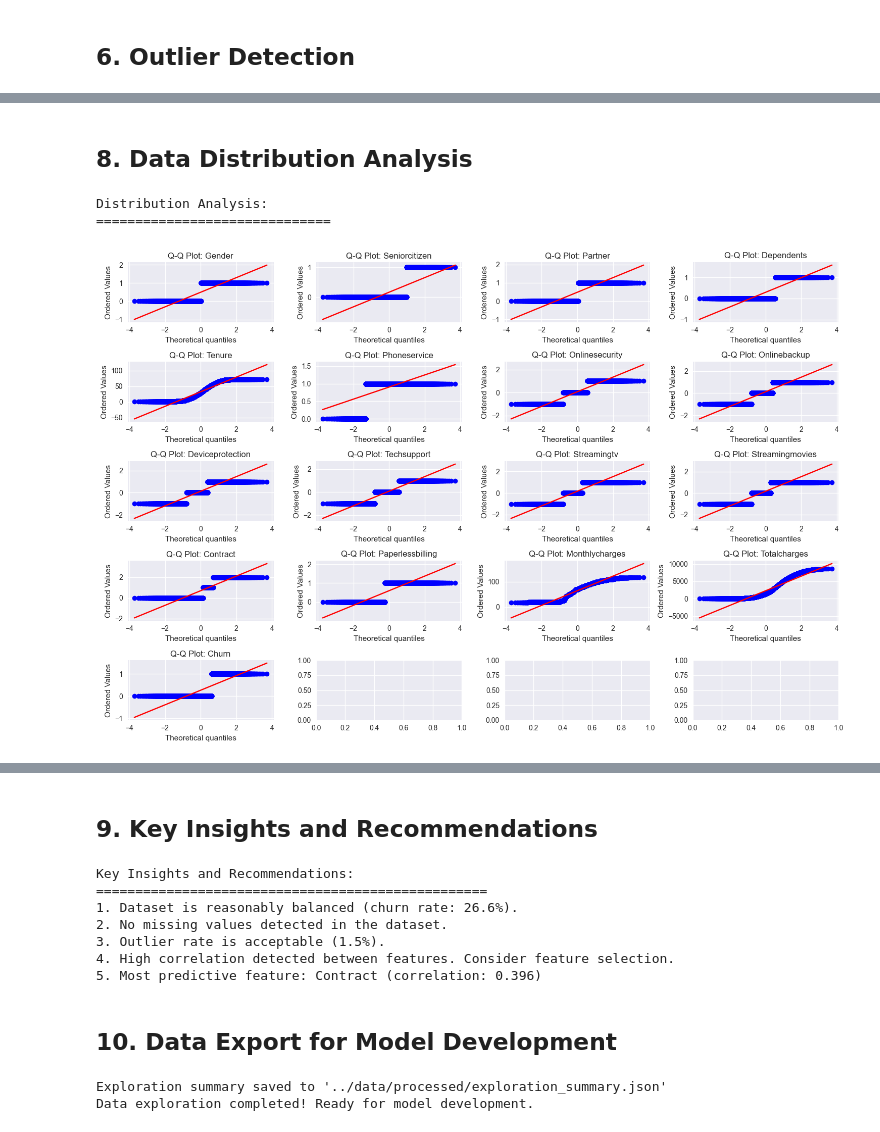
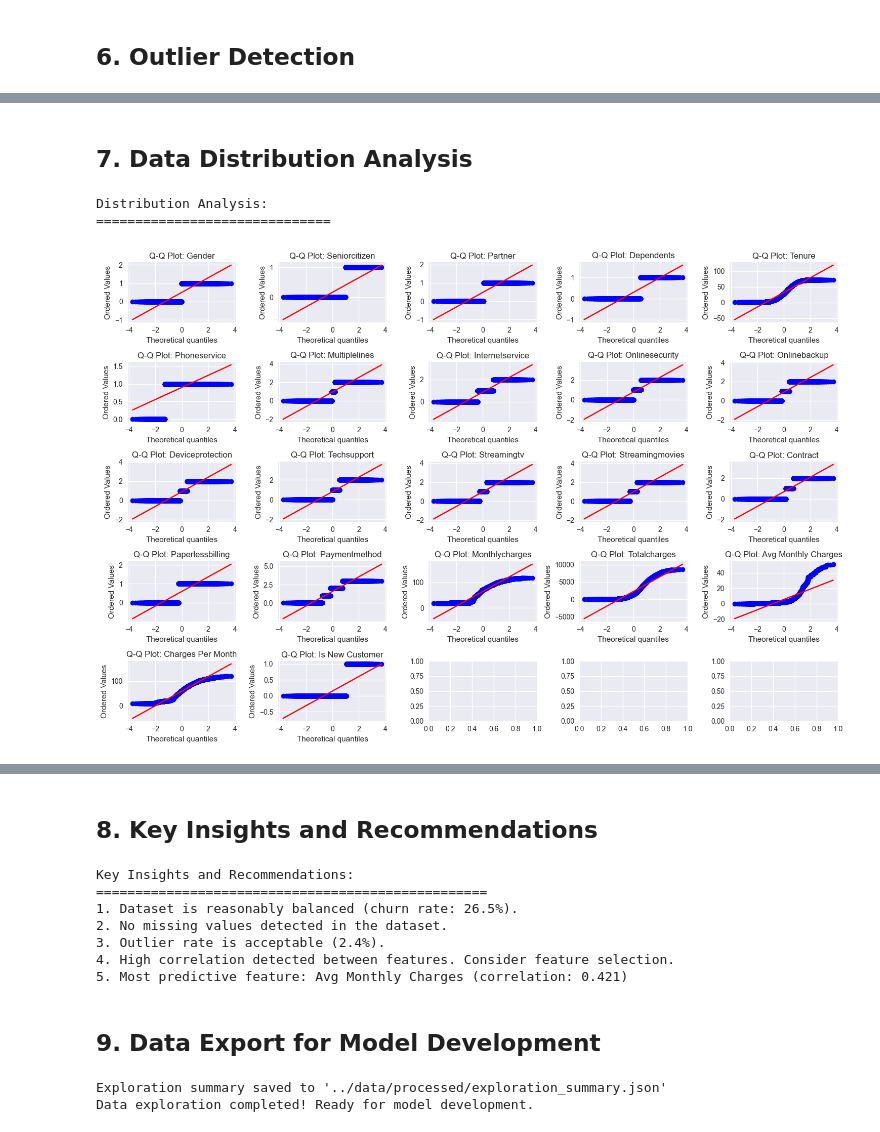
Before and after one commit to HubertRozumek/mlops-pipeline, a Jupyter notebook: notebooks/data-exploration.ipynb, the cells around one changed output, grey strips where cells are left out. Drawn from its saved outputs; the diff is of its cells as text; code cells hidden in the pictures.

```diff
--- a/notebooks/data-exploration.ipynb
+++ b/notebooks/data-exploration.ipynb
@@ -255,15 +268,15 @@ Difference: N/A (division by zero)
 ## 5. Correlation Analysis
 # %%
 # Correlation matrix
-correlation_matrix = df[numerical_features].corr()
+correlation_matrix = df[numerical_features + ['Churn']].corr()
 
-plt.figure(figsize=(10, 8))
+plt.figure(figsize=(20, 10))
 sns.heatmap(correlation_matrix, annot=True, cmap='coolwarm', center=0, square=True, linewidths=0.5)
 plt.title('Feature Correlation Matrix')
 plt.tight_layout()
 plt.show()
 
-# Correlation with target\n",
+# Correlation with target
 print("Correlation with Churn:")
 target_corr = correlation_matrix['Churn'].sort_values(key=abs, ascending=False)
 for feature, corr in target_corr.items():
@@ -379,37 +352,0 @@ for feature in new_features:
-# %%
-# NOTE: Use this cell ONLY if you're working with the Telco Customer Churn dataset
-# All columns should be numeric already.
-
-df_analysis = df.copy()
-
-# Derived continuous features
-df_analysis['avg_monthly_charges'] = df_analysis['MonthlyCharges'] / (df_analysis['tenure'] + 1)
-df_analysis['charges_per_month'] = df_analysis['TotalCharges'] / (df_analysis['tenure'] + 1)
-
-# Derived binary features
-df_analysis['is_senior'] = df_analysis['SeniorCitizen']
-df_analysis['is_new_customer'] = (df_analysis['tenure'] <= 12).astype(int)
-df_analysis['high_charges'] = (df_analysis['MonthlyCharges'] > df_analysis['MonthlyCharges'].median()).astype(int)
-
-# New features to analyze
-new_features = ['avg_monthly_charges', 'charges_per_month', 'is_senior', 'is_new_customer', 'high_charges']
-
-print("New Feature Analysis:")
-print("=" * 40)
-
-for feature in new_features:
-    if feature.startswith('is_') or feature == 'high_charges':
-        # Binary features - compare churn rate
-        churn_rate_0 = df_analysis[df_analysis[feature] == 0]['Churn'].mean()
-        churn_rate_1 = df_analysis[df_analysis[feature] == 1]['Churn'].mean()
-
-        print(f"\n{feature.replace('_', ' ').title()}:")
-        print(f"Churn rate when {feature} = 0: {churn_rate_0:.1%}")
-        print(f"Churn rate when {feature} = 1: {churn_rate_1:.1%}")
-        print(f"Difference: {churn_rate_1 - churn_rate_0:+.1%}")
-    else:
-        # Continuous features - correlation with Churn
-        corr_with_churn = df_analysis[feature].corr(df_analysis['Churn'])
-
-        print(f"\n{feature.replace('_', ' ').title()}:")
-        print(f"Correlation with churn: {corr_with_churn:.3f}")
@@ -434,5 +353,5 @@ Difference: +17.3%
 # %% [markdown]
-## 8. Data Distribution Analysis
+## 7. Data Distribution Analysis
 # %%
 # Analyze distributions and skewness
 from scipy import stats
@@ -440,36 +359,36 @@ from scipy import stats
 print("Distribution Analysis: ")
 print("=" * 30)
 
-fig, axes = plt.subplots(5, 4, figsize=(15, 10))
+fig, axes = plt.subplots(5, 5, figsize=(15, 10))
 axes = axes.ravel()
 
 distribution_stats = []
 
 for i, feature in enumerate(numerical_features):
     # Calculate skewness and kurtosis
     skewness = stats.skew(df[feature])
     kurtosis = stats.kurtosis(df[feature])
 
     distribution_stats.append({
         'Feature': feature.replace('_', ' ').title(),
         'Skewness': f"{skewness:.3f}",
         'Kurtosis': f"{kurtosis:.3f}",
         'Distribution': 'Normal' if abs(skewness) < 0.5 else ('Right-skewed' if skewness > 0 else 'Left-skewed')
     })
 
     # Q-Q plot
     stats.probplot(df[feature], dist="norm", plot=axes[i])
     axes[i].set_title(f'Q-Q Plot: {feature.replace("_", " ").title()}')
 
 plt.tight_layout()
 plt.show()
 
 # Display distribution statistics
 dist_df = pd.DataFrame(distribution_stats)
 print("Distribution Statistics:")
 print(dist_df)
 # %% [output]
 Distribution Analysis:
 ==============================
-[figure, old version]
+[figure, new version]
 Distribution Statistics:
@@ -494,7 +411,7 @@ Distribution Statistics:
 # %% [markdown]
-## 9. Key Insights and Recommendations
+## 8. Key Insights and Recommendations
 # %%
-# Generate insights based on analysis\n",
+# Generate insights based on analysis
 insights = []
 
 # Target variable balance
@@ -531,8 +448,8 @@ if high_corr_pairs:
 else:
     insights.append("No high correlation between features detected.")
 
-# Most predictive features\n",
-target_corr = df[numerical_features].corr()['Churn'].abs().sort_values(ascending=False)
+# Most predictive features
+target_corr = df[numerical_features + ['Churn']].corr()['Churn'].abs().sort_values(ascending=False)
 top_feature = target_corr.index[1]  # Exclude 'churn' itself
 insights.append(f"Most predictive feature: {top_feature.replace('_', ' ').title()} (correlation: {target_corr[top_feature]:.3f})")
 
@@ -543,13 +460,13 @@ for i, insight in enumerate(insights, 1):
 # %% [output]
 Key Insights and Recommendations:
 ==================================================
-1. Dataset is reasonably balanced (churn rate: 26.6%).
+1. Dataset is reasonably balanced (churn rate: 26.5%).
 2. No missing values detected in the dataset.
-3. Outlier rate is acceptable (1.5%).
+3. Outlier rate is acceptable (2.4%).
 4. High correlation detected between features. Consider feature selection.
-5. Most predictive feature: Contract (correlation: 0.396)
+5. Most predictive feature: Avg Monthly Charges (correlation: 0.421)
 # %% [markdown]
-## 10. Data Export for Model Development
+## 9. Data Export for Model Development
 # %%
 # Save insights and statistics for later use
 exploration_summary = {
```
Also changed, not shown: parts of 21 cells of this notebook.
